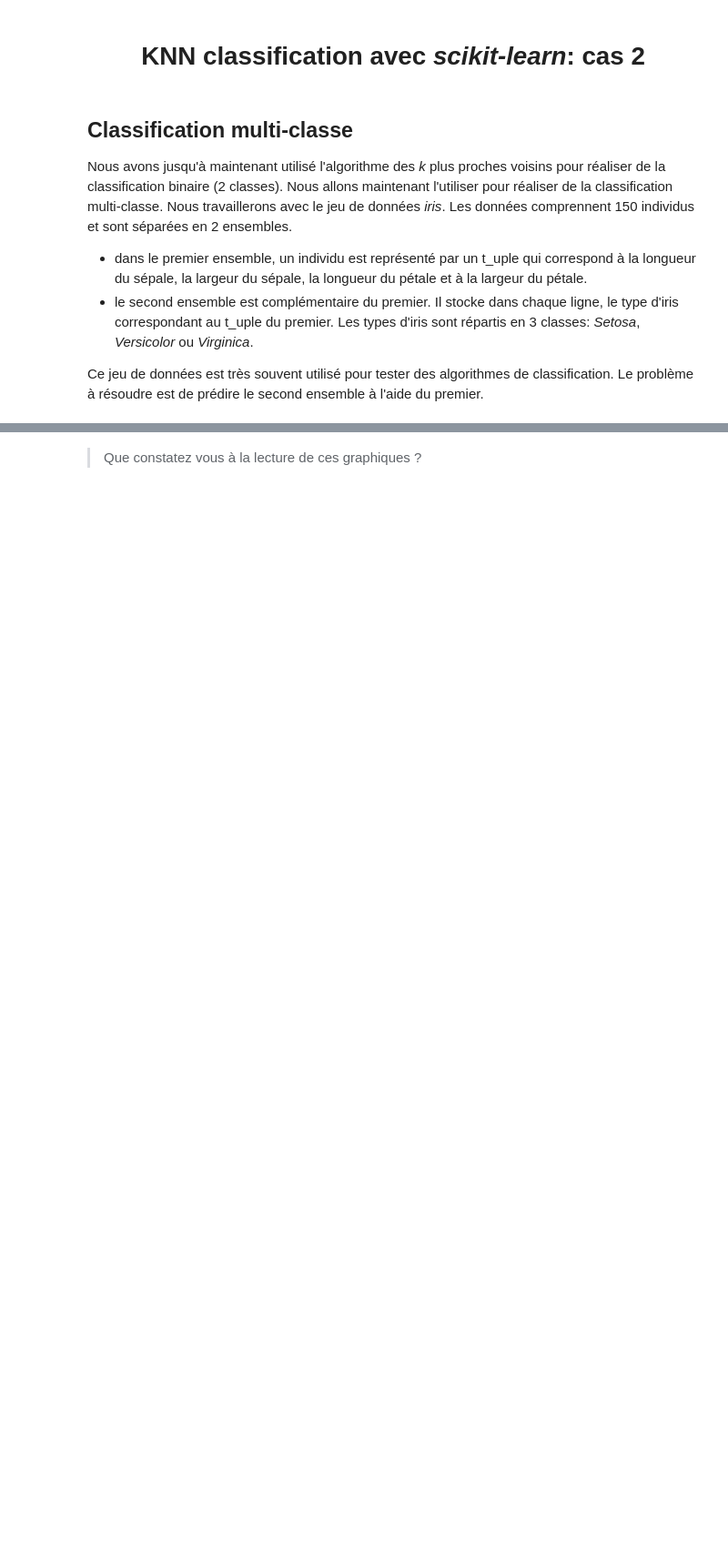
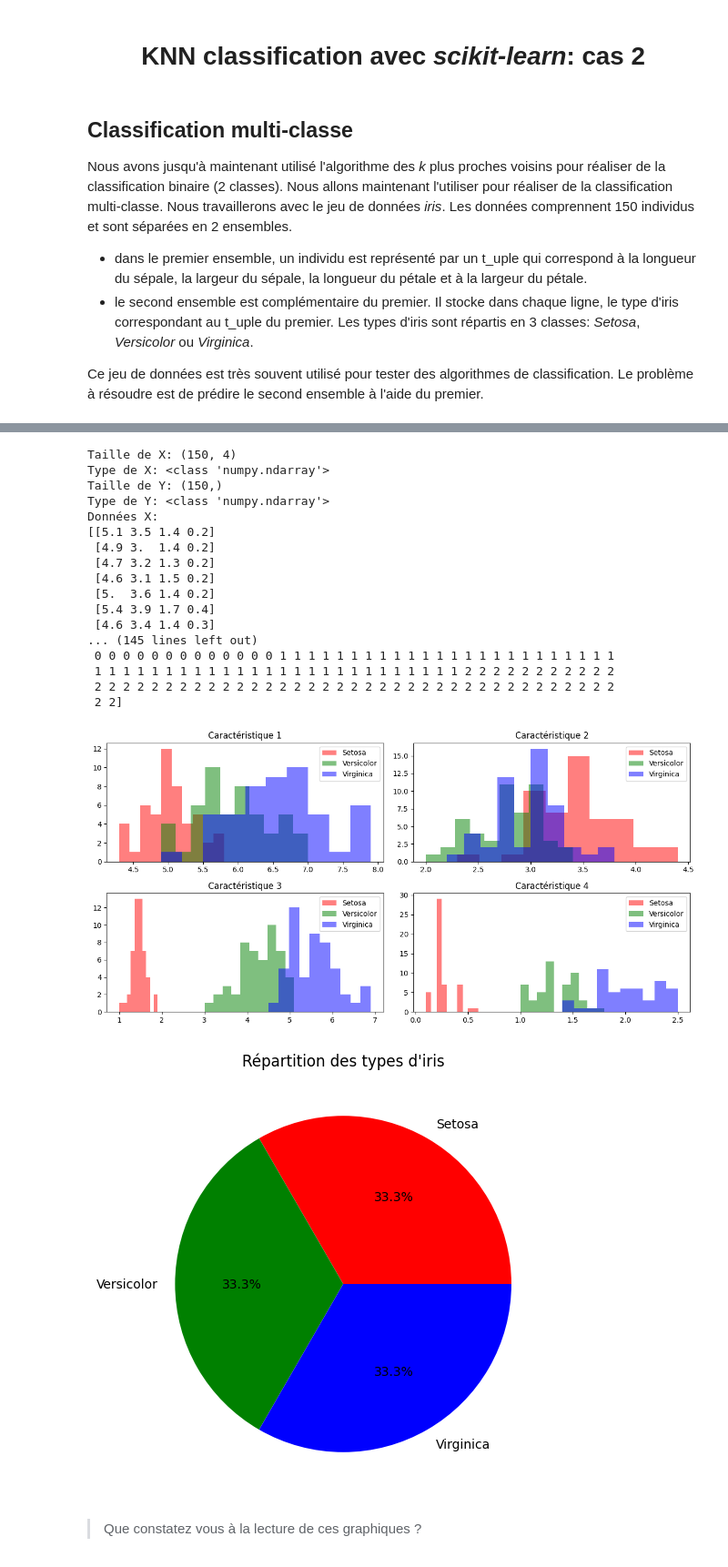
Before and after one commit to helldeal/IUT3, a Jupyter notebook: Modelisation-Maths/TD2/knn_td2_scikitlearn_cas2.ipynb, the cells around one changed output, grey strips where cells are left out. Shown at 91% size. Cells and saved outputs as stored; diff of their text form; code cells hidden in the pictures; blank space fills up the shorter version.

```diff
--- a/Modelisation-Maths/TD2/knn_td2_scikitlearn_cas2.ipynb
+++ b/Modelisation-Maths/TD2/knn_td2_scikitlearn_cas2.ipynb
@@ -44,3 +42,61 @@ Avant d'utiliser un algorithme d'apprentissage, il faut étudier les données af
+# %%
+## Chargement du dataset Iris
+iris = load_iris()
+X = iris.data  # X comprend les caractéristiques
+Y = iris.target  # Y comprend les classes
+
+## Afficher la taille (shape) de X et de Y et le type des données
+print("Taille de X:", X.shape)
+print("Type de X:", type(X))
+print("Taille de Y:", Y.shape)
+print("Type de Y:", type(Y))
+
+## Afficher les données
+print("Données X:")
+print(X)
+print("Classes Y:")
+print(Y)
+
+## Réaliser des histogrammes pour visualiser la répartition des données de X pour chaque caractéristique
+plt.figure(figsize=(12, 6))
+for i in range(X.shape[1]):
+    plt.subplot(2, 2, i + 1)
+    plt.hist(X[Y == 0, i], color='r', alpha=0.5, label='Setosa')
+    plt.hist(X[Y == 1, i], color='g', alpha=0.5, label='Versicolor')
+    plt.hist(X[Y == 2, i], color='b', alpha=0.5, label='Virginica')
+    plt.title(f'Caractéristique {i + 1}')
+    plt.legend()
+
+plt.tight_layout()
+
+## Réaliser un camembert pour visualiser la répartition des différents types d'iris
+plt.figure(figsize=(6, 6))
+labels = ['Setosa', 'Versicolor', 'Virginica']
+sizes = [np.sum(Y == 0), np.sum(Y == 1), np.sum(Y == 2)]
+colors = ['r', 'g', 'b']
+plt.pie(sizes, labels=labels, colors=colors, autopct='%1.1f%%')
+plt.title("Répartition des types d'iris")
+plt.show()
+# %% [output]
+Taille de X: (150, 4)
+Type de X: <class 'numpy.ndarray'>
+Taille de Y: (150,)
+Type de Y: <class 'numpy.ndarray'>
+Données X:
+[[5.1 3.5 1.4 0.2]
+ [4.9 3.  1.4 0.2]
+ [4.7 3.2 1.3 0.2]
+ [4.6 3.1 1.5 0.2]
+ [5.  3.6 1.4 0.2]
+ [5.4 3.9 1.7 0.4]
+ [4.6 3.4 1.4 0.3]
+... (145 lines left out)
+ 0 0 0 0 0 0 0 0 0 0 0 0 0 1 1 1 1 1 1 1 1 1 1 1 1 1 1 1 1 1 1 1 1 1 1 1 1
+ 1 1 1 1 1 1 1 1 1 1 1 1 1 1 1 1 1 1 1 1 1 1 1 1 1 1 2 2 2 2 2 2 2 2 2 2 2
+ 2 2 2 2 2 2 2 2 2 2 2 2 2 2 2 2 2 2 2 2 2 2 2 2 2 2 2 2 2 2 2 2 2 2 2 2 2
+ 2 2]
+[figure, added]
+[figure, added]
 # %% [markdown]
 > Que constatez vous à la lecture de ces graphiques ?
 # %% [markdown]
```
Also changed, not shown: parts of 7 cells of this notebook.
